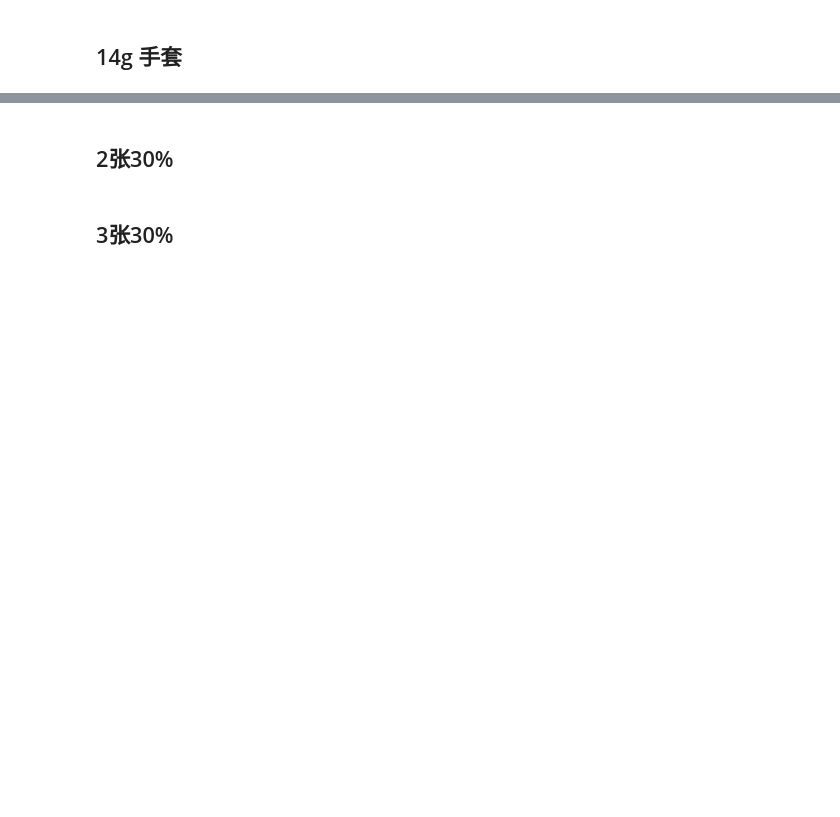
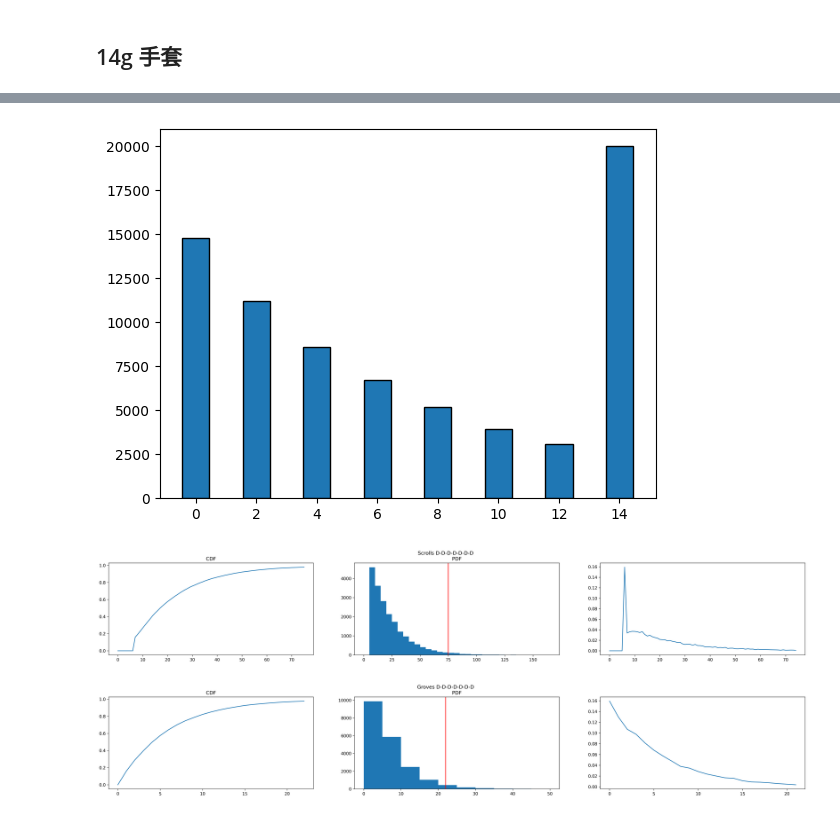
Before and after one commit to Jianshu-L/MapleStory, a Jupyter notebook: MonteCarlo.ipynb, the cells around one changed output, grey strips where cells are left out. Cells and saved outputs as stored; diff of their text form; code cells hidden in the pictures; blank space fills up the shorter version.

Commit message:
finish monte carlo

```diff
--- a/MonteCarlo.ipynb
+++ b/MonteCarlo.ipynb
@@ -459,0 +54,29 @@ num_scrolls
+# %%
+import time
+seed = int(time.time())
+print(f"seed: {seed}")
+rng = np.random.default_rng(seed)
+trials = 20000
+
+target = stop_all_success()
+
+scroll_list = ["D", "D", "D", "D", "D", "D", "D"]
+strat1 = strategy_fixed_sequence(scroll_list, SCROLL_SET)
+
+item_state = Item("BrownGrove", num_slots=7)
+results = monte_carlo_mix(rng, trials, item_state, strat1, target, stop_on_first_fail=True, properties=["atk_value"])
+
+grove_cost = np.mean(results['scrolls_distribution']['D_70p_+2_boom50']) * GROVE_SCROLL_PRICE["D"]
+scrolls_cost = np.mean(results['items_distribution']) * item_price
+
+v,c = np.unique(results['items_properties']['atk_value']['good'], return_counts=True)
+grove_sell = 0
+for v_i,c_i in zip(v,c):
+    if v_i < 14:
+        if str(v_i) in GROVE_ATTACK_PRICE.keys():
+            print(v_i, c_i)
+            grove_sell += GROVE_ATTACK_PRICE[str(v_i)]*c_i
+grove_sell /= trials
+
+print(f"total cost: {(grove_cost+scrolls_cost-grove_sell):.2f}")
+print(f"grove cost: {grove_cost:.2f}, scrolls_cost: {scrolls_cost:.2f}, grove_sell: {grove_sell:.2f}")
@@ -644,2 +125,0 @@ for scroll_list, result_i in results.items():
-# %% [markdown]
-## 2张30%
@@ -711,2 +125,0 @@ for scroll_list, result_i in results.items():
-# %% [markdown]
-## 3张30%
@@ -787,0 +126,12 @@ for scroll_list, result_i in results.items():
+# %%
+data = results['items_properties']['atk_value']['good']
+plot_bar_int(data)
+
+data = results['scrolls_distribution']['D_70p_+2_boom50']
+plot_cdf_pdf(data, "Scrolls D-D-D-D-D-D-D")
+
+plot_cdf_pdf(results['items_distribution'], "Groves D-D-D-D-D-D-D")
+# %% [output]
+[figure, added]
+[figure, added]
+[figure, added]
```
Also changed, not shown: parts of 35 cells of this notebook, 3 other files.
